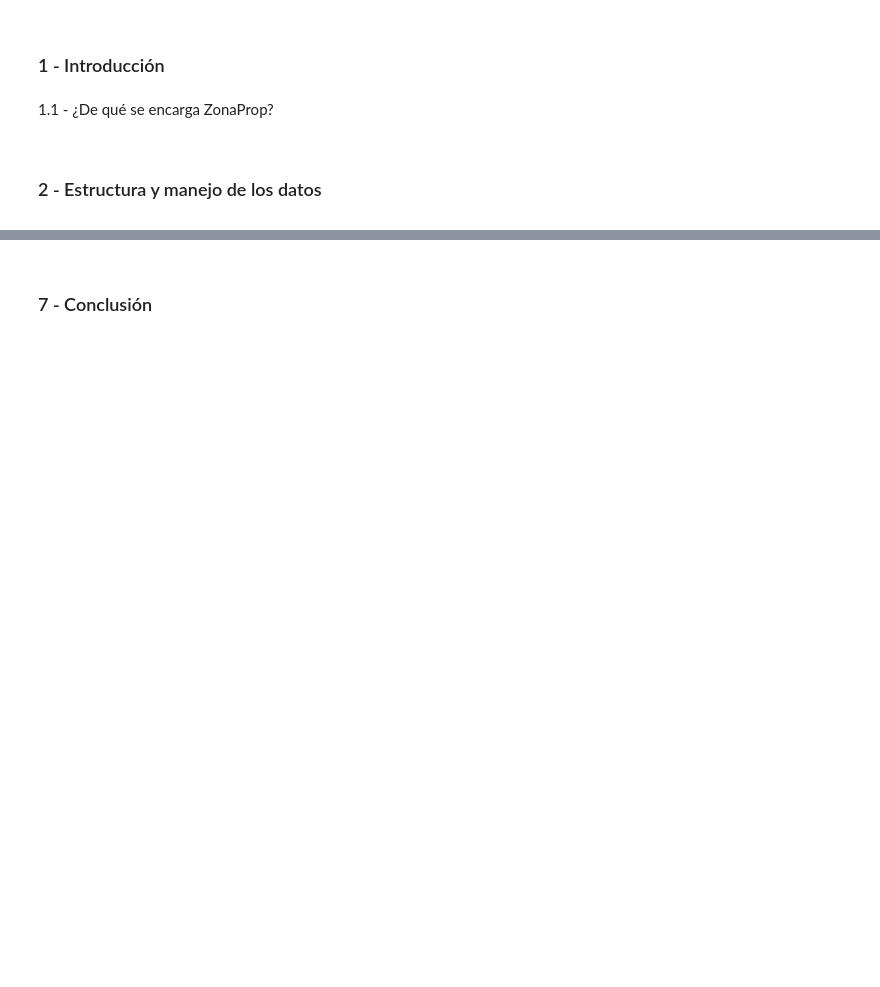
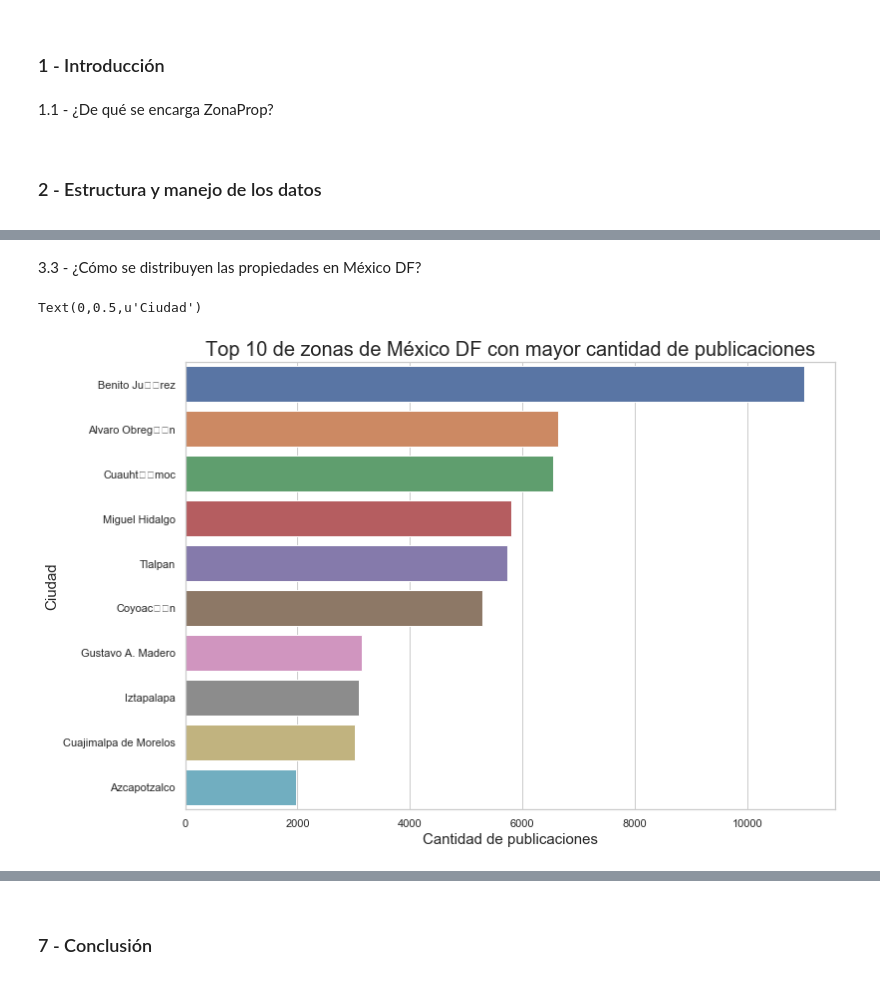
Before and after one commit to patopizzini/Organizacion_Datos_2C2019, a Jupyter notebook: TP1/Entrega/TP1 Entrega.ipynb, the cells around one changed output, grey strips where cells are left out. Saved outputs shown, nothing was run; the diff lists cells and outputs as text; code cells hidden in the pictures; blank space fills up the shorter version.

```diff
--- a/TP1/Entrega/TP1 Entrega.ipynb
+++ b/TP1/Entrega/TP1 Entrega.ipynb
@@ -82,0 +125,16 @@ tp1_data =  pd.read_csv('Datos/train.csv')
+# %% [markdown]
+<span style="font-size:15px">3.3 - ¿Cómo se distribuyen las propiedades en México DF?</span><br />
+# %%
+#Para las 5 ciudades con mayor cantidad de publicaciones, analiazamos el TOP 10 de ciudades con mayor cantidad de publicaciones
+#Graficamos para ciudad de mexico el TOP 10 de las zonas o barrios con mayor cantidad de publicaciones
+ciudades_df_grafico_data = datos_principales.loc[datos_principales['provincia'] == 'Distrito Federal']
+ciudades_df_grafico_data = ciudades_df_grafico_data['ciudad'].value_counts()[:10]
+fig, ax = plt.subplots()
+fig.set_size_inches(11.7, 8.27)
+g = sns.barplot(x=ciudades_df_grafico_data.values, y=ciudades_df_grafico_data.index, orient='h')
+g.set_title(u"Top 10 de zonas de México DF con mayor cantidad de publicaciones", fontsize=20)
+g.set_xlabel(u"Cantidad de publicaciones", fontsize=15)
+g.set_ylabel(u"Ciudad", fontsize=15)
+# %% [output]
+Text(0,0.5,u'Ciudad')
+[figure, added]
```
Also changed, not shown: parts of 99 cells of this notebook, 1 other file.
